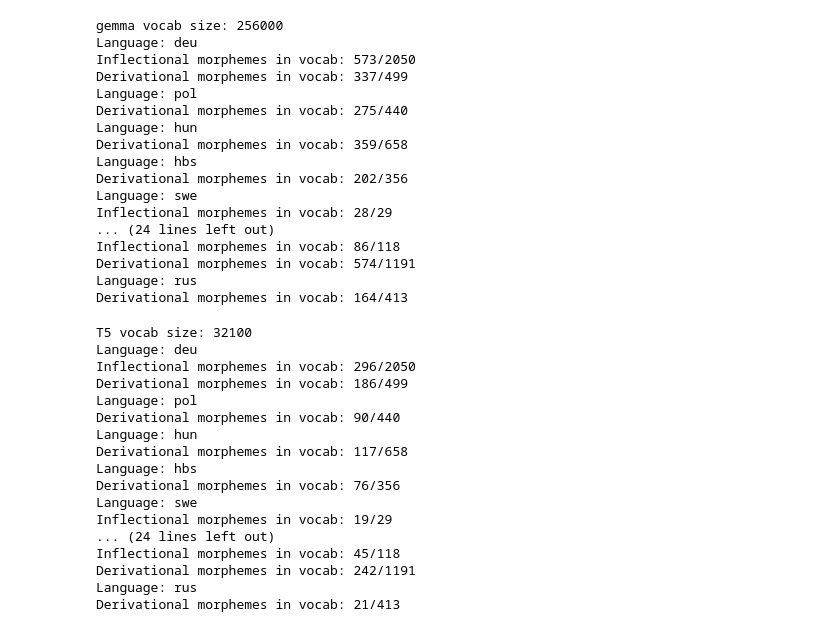
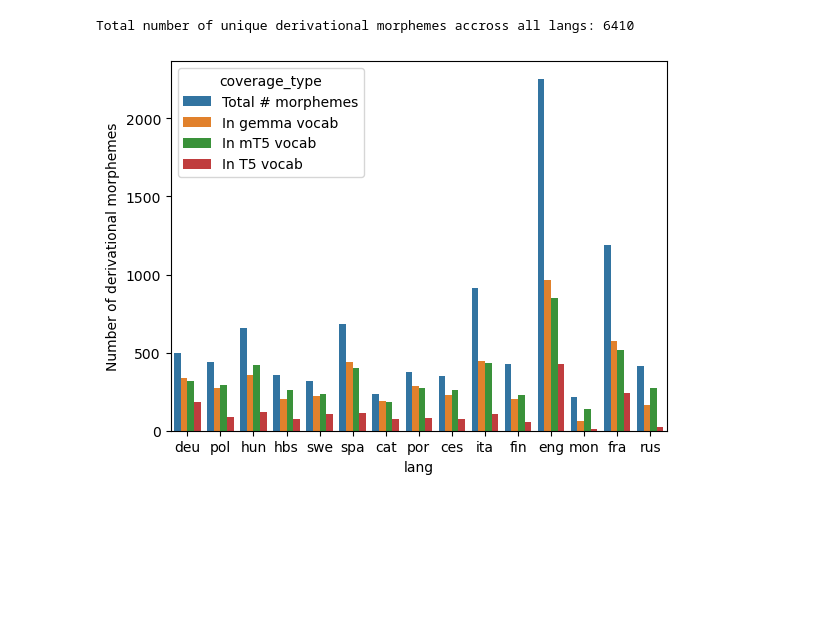
Before and after one commit to KaiNylund/bad-pair-encoding, a Jupyter notebook: morpheme_coverage/mt5_morpheme_coverage.ipynb, the cells around one changed output. Saved outputs shown, nothing was run; the diff lists cells and outputs as text; code cells hidden in the pictures; blank space fills up the shorter version.

```diff
--- a/morpheme_coverage/mt5_morpheme_coverage.ipynb
+++ b/morpheme_coverage/mt5_morpheme_coverage.ipynb
@@ -85,56 +62,23 @@ Derivational morphemes in vocab: 274/413
-# %%
-print(f"gemma vocab size: {len(gemma_vocab_set)}")
-for lang, inf_der_morphemes in lang_to_morphemes.items():
-    print(f"Language: {lang}")
-    if "inflectional" in inf_der_morphemes:
-        inf_morphemes = inf_der_morphemes["inflectional"]
-        print(f"Inflectional morphemes in vocab: {len(gemma_vocab_set.intersection(inf_morphemes))}/{len(inf_morphemes)}")
-    if "derivational" in inf_der_morphemes:
-        der_morphemes = inf_der_morphemes["derivational"]
-        print(f"Derivational morphemes in vocab: {len(gemma_vocab_set.intersection(der_morphemes))}/{len(der_morphemes)}")
-# %% [output]
-gemma vocab size: 256000
-Language: deu
-Inflectional morphemes in vocab: 573/2050
-Derivational morphemes in vocab: 337/499
-Language: pol
-Derivational morphemes in vocab: 275/440
-Language: hun
-Derivational morphemes in vocab: 359/658
-Language: hbs
-Derivational morphemes in vocab: 202/356
-Language: swe
-Inflectional morphemes in vocab: 28/29
-... (24 lines left out)
-Inflectional morphemes in vocab: 86/118
-Derivational morphemes in vocab: 574/1191
-Language: rus
-Derivational morphemes in vocab: 164/413
-# %%
-print(f"T5 vocab size: {len(t5_vocab_set)}")
-for lang, inf_der_morphemes in lang_to_morphemes.items():
-    print(f"Language: {lang}")
-    if "inflectional" in inf_der_morphemes:
-        inf_morphemes = inf_der_morphemes["inflectional"]
-        print(f"Inflectional morphemes in vocab: {len(t5_vocab_set.intersection(inf_morphemes))}/{len(inf_morphemes)}")
-    if "derivational" in inf_der_morphemes:
-        der_morphemes = inf_der_morphemes["derivational"]
-        print(f"Derivational morphemes in vocab: {len(t5_vocab_set.intersection(der_morphemes))}/{len(der_morphemes)}")
-# %% [output]
-T5 vocab size: 32100
-Language: deu
-Inflectional morphemes in vocab: 296/2050
-Derivational morphemes in vocab: 186/499
-Language: pol
-Derivational morphemes in vocab: 90/440
-Language: hun
-Derivational morphemes in vocab: 117/658
-Language: hbs
-Derivational morphemes in vocab: 76/356
-Language: swe
-Inflectional morphemes in vocab: 19/29
-... (24 lines left out)
-Inflectional morphemes in vocab: 45/118
-Derivational morphemes in vocab: 242/1191
-Language: rus
-Derivational morphemes in vocab: 21/413
+# %%
+lang_to_morphemes = np.load("./lang_to_morpheme_sets.npy", allow_pickle=True).item()
+morpheme_coverage_dicts = []
+all_der_morphemes_set = set()
+for lang, inf_der_morphemes in lang_to_morphemes.items():
+    der_morphemes = inf_der_morphemes["derivational"]
+    all_der_morphemes_set.update(der_morphemes)
+    morpheme_coverage_dicts.append({"lang": lang, "coverage": len(der_morphemes),
+                                    "coverage_type": "Total # morphemes"})
+    for vocab_set, vocab_name in zip([gemma_vocab_set, mt5_vocab_set, t5_vocab_set],
+                                     ["In gemma vocab", "In mT5 vocab", "In T5 vocab"]):
+        morpheme_coverage_dicts.append({"lang": lang, "coverage": len(vocab_set.intersection(der_morphemes)),
+                                        "coverage_type": vocab_name})
+
+
+coverage_pd = pd.DataFrame(morpheme_coverage_dicts)
+sns.barplot(data=coverage_pd, x="lang", y="coverage", hue="coverage_type")
+plt.ylabel("Number of derivational morphemes")
+
+print("Total number of unique derivational morphemes accross all langs: " + str(len(all_der_morphemes_set)))
+# %% [output]
+Total number of unique derivational morphemes accross all langs: 6410
+[figure, added]
```
Also changed, not shown: parts of 5 cells of this notebook.
